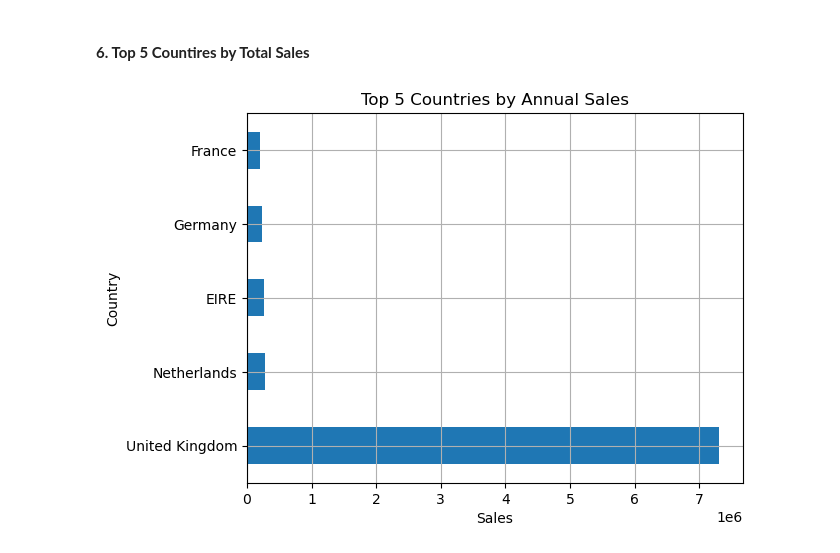
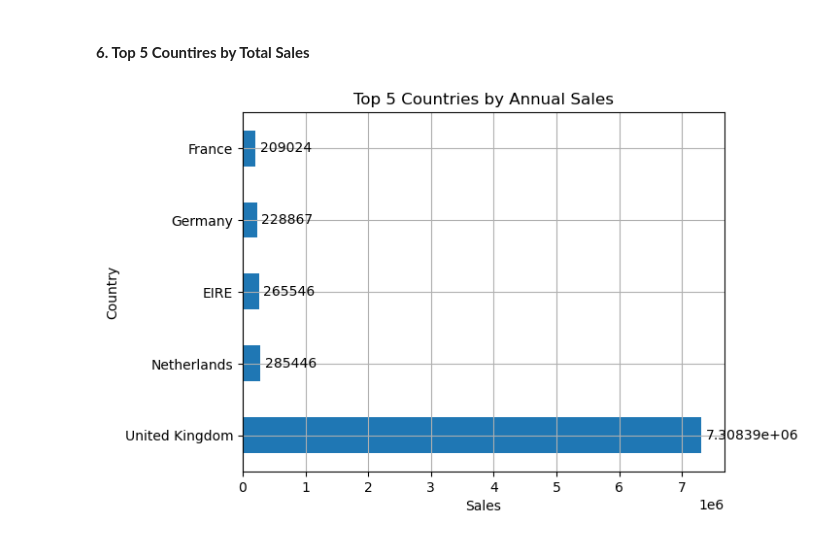
Before and after one commit to chanduka99/Retail_Data_Analysis, a Jupyter notebook: LargeScaleDataAnalysis.ipynb, the cells around one changed output. Drawn from its saved outputs; the diff is of its cells as text; code cells hidden in the pictures.

Commit message:
country wise sales analysis,product wise sales analysis

```diff
--- a/LargeScaleDataAnalysis.ipynb
+++ b/LargeScaleDataAnalysis.ipynb
@@ -496,8 +496,13 @@ At the end of the year the montly sales seems to be increasing. May be because t
 # %%
 countries_sum = df4.groupby("Country",sort=False)["TotalSales"].sum().sort_values(ascending=False)
 top_5_countries = countries_sum.head(5)
-top_5_countries.plot(kind="barh",title="Top 5 Countries by Annual Sales",xlabel="Sales",ylabel="Country")
+ax = top_5_countries.plot(kind="barh",title="Top 5 Countries by Annual Sales",xlabel="Sales",ylabel="Country")
+# bars = ax.patches
+# ax.bar_label(bars,padding=3)
+# Get the BarContainer (not ax.patches)
+bar_container = ax.containers[0]
+ax.bar_label(bar_container, padding=3)
 plt.grid()
 plt.show()
 # %% [output]
-[figure, old version]
+[figure, new version]
```
Also changed, not shown: parts of 4 cells of this notebook.
